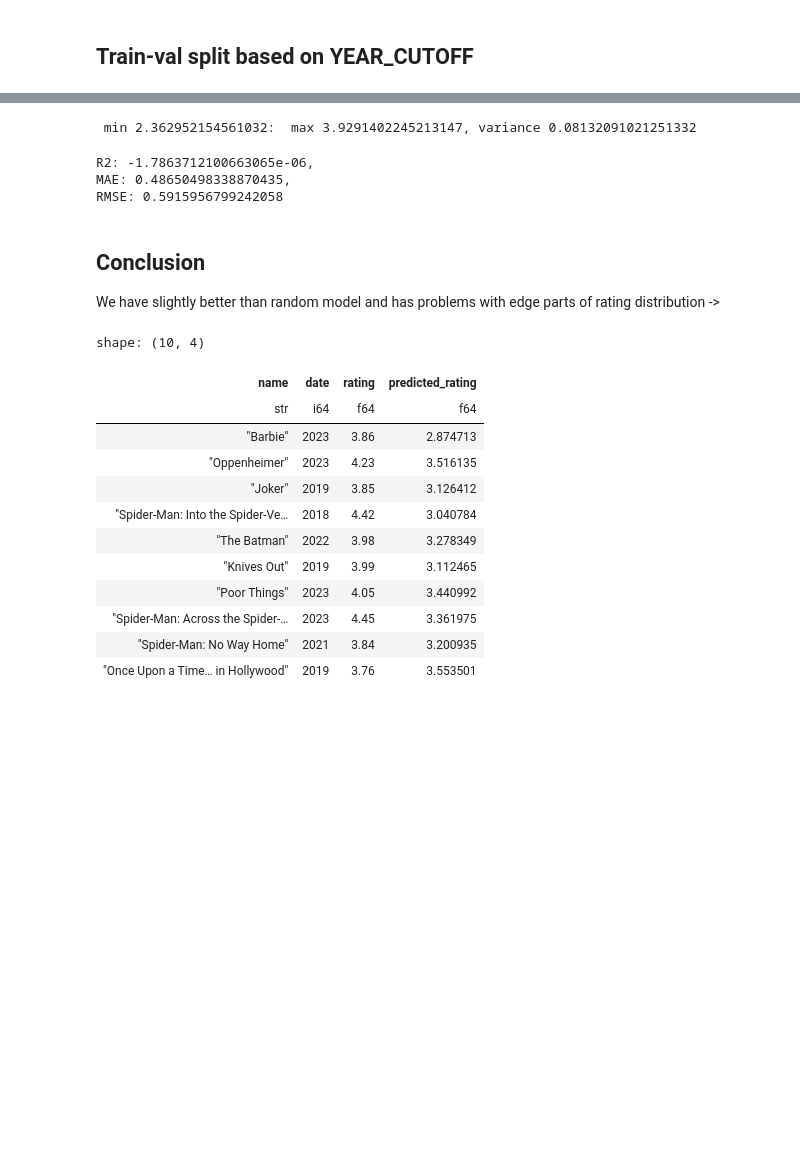
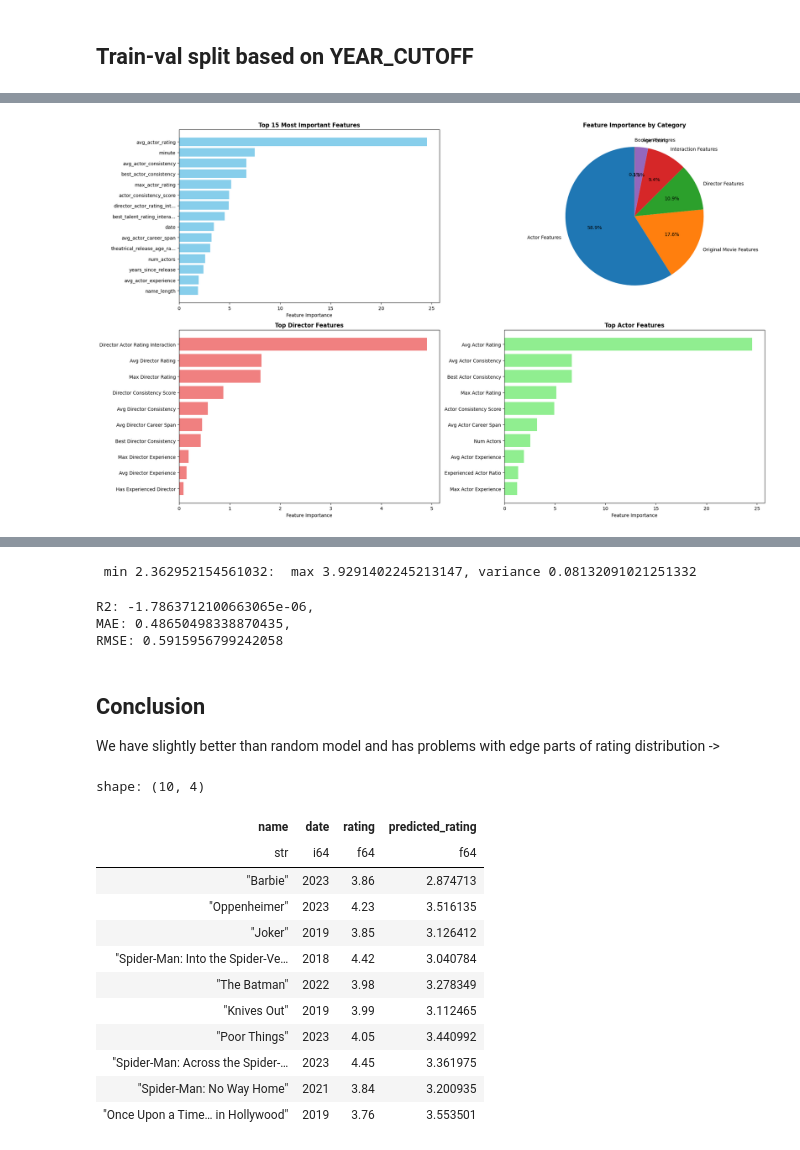
Before and after one commit to merryHunter/movies-rating-prediction, a Jupyter notebook: numerical.ipynb, the cells around one changed output, grey strips where cells are left out. Saved outputs shown, nothing was run; the diff lists cells and outputs as text; code cells hidden in the pictures; blank space fills up the shorter version.

```diff
--- a/numerical.ipynb
+++ b/numerical.ipynb
@@ -214,0 +912,71 @@ Best RMSE: 0.5200792061806169
+# %%
+# Visualize Feature Importance
+if best_model is not None:
+    fig, axes = plt.subplots(2, 2, figsize=(20, 12))
+
+    # Top 15 features overall
+    top_15 = importance_df.head(15)
+    features = top_15['feature'].to_list()
+    importances = top_15['importance'].to_list()
+
+    axes[0, 0].barh(range(len(features)), importances, color='skyblue')
+    axes[0, 0].set_yticks(range(len(features)))
+    axes[0, 0].set_yticklabels([f[:25] + '...' if len(f) > 25 else f for f in features])
+    axes[0, 0].set_xlabel('Feature Importance')
+    axes[0, 0].set_title('Top 15 Most Important Features', fontweight='bold')
+    axes[0, 0].invert_yaxis()
+
+    # Feature importance by category
+    cat_data = category_importance.to_pandas()
+    axes[0, 1].pie(cat_data['total_importance'], labels=cat_data['category'], autopct='%1.1f%%', startangle=90)
+    axes[0, 1].set_title('Feature Importance by Category', fontweight='bold')
+
+    # Director features
+    director_features = importance_df.filter(pl.col('category') == 'Director Features').head(10)
+    if len(director_features) > 0:
+        dir_features = director_features['feature'].to_list()
+        dir_importances = director_features['importance'].to_list()
+        axes[1, 0].barh(range(len(dir_features)), dir_importances, color='lightcoral')
+        axes[1, 0].set_yticks(range(len(dir_features)))
+        axes[1, 0].set_yticklabels([f.replace('_', ' ').title() for f in dir_features])
+        axes[1, 0].set_xlabel('Feature Importance')
+        axes[1, 0].set_title('Top Director Features', fontweight='bold')
+        axes[1, 0].invert_yaxis()
+
+    # Actor features
+    actor_features = importance_df.filter(pl.col('category') == 'Actor Features').head(10)
+    if len(actor_features) > 0:
+        act_features = actor_features['feature'].to_list()
+        act_importances = actor_features['importance'].to_list()
+        axes[1, 1].barh(range(len(act_features)), act_importances, color='lightgreen')
+        axes[1, 1].set_yticks(range(len(act_features)))
+        axes[1, 1].set_yticklabels([f.replace('_', ' ').title() for f in act_features])
+        axes[1, 1].set_xlabel('Feature Importance')
+        axes[1, 1].set_title('Top Actor Features', fontweight='bold')
+        axes[1, 1].invert_yaxis()
+
+    plt.tight_layout()
+    plt.show()
+
+    # Show comparison with original baseline features
+    print(f"\n=== COMPARISON: NEW vs ORIGINAL FEATURES ===")
+    original_features = ['date', 'minute', 'name_length', 'tagline_length', 'description_length', 'tagline_word_count', 'description_word_count']
+    original_importance = importance_df.filter(pl.col('feature').is_in(original_features))
+    new_features_importance = importance_df.filter(~pl.col('feature').is_in(original_features + ['theatrical_release_age_rating']))
+
+    print(f"Original features total importance: {original_importance['importance'].sum():.1f}")
+    print(f"New features total importance: {new_features_importance['importance'].sum():.1f}")
+    print(f"New features contribute {(new_features_importance['importance'].sum() / importance_df['importance'].sum() * 100):.1f}% of total importance")
+
+    # Show top new features vs top original features
+    print(f"\nTop 3 Original Features:")
+    for i, row in enumerate(original_importance.head(3).iter_rows(named=True)):
+        print(f"  {i+1}. {row['feature']:<25} {row['importance']:>7.2f}")
+
+    print(f"\nTop 3 New Features:")
+    for i, row in enumerate(new_features_importance.head(3).iter_rows(named=True)):
+        print(f"  {i+1}. {row['feature']:<25} {row['importance']:>7.2f}")
+else:
+    print("Cannot visualize feature importance without a trained model.")
+# %% [output]
+[figure, added]
```
Also changed, not shown: parts of 17 cells of this notebook.
